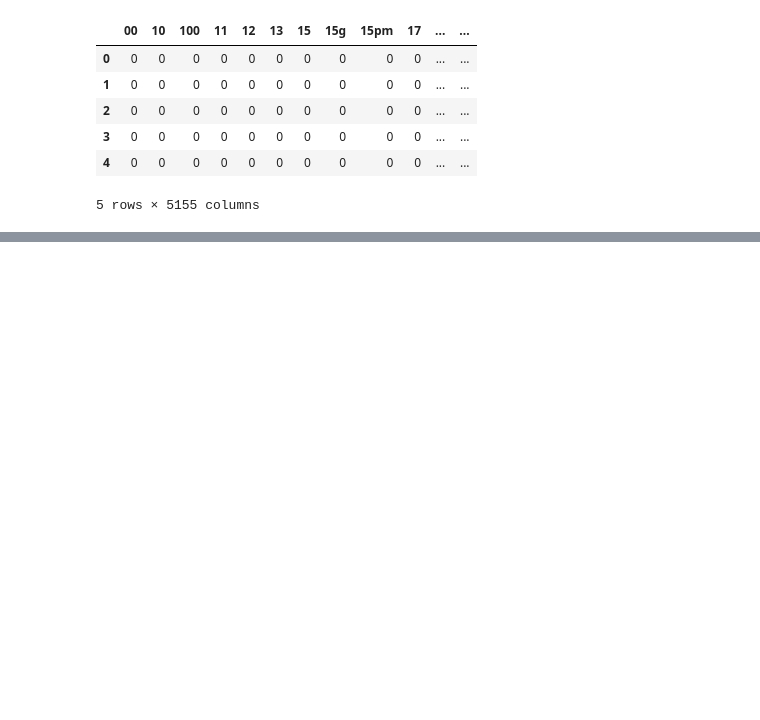
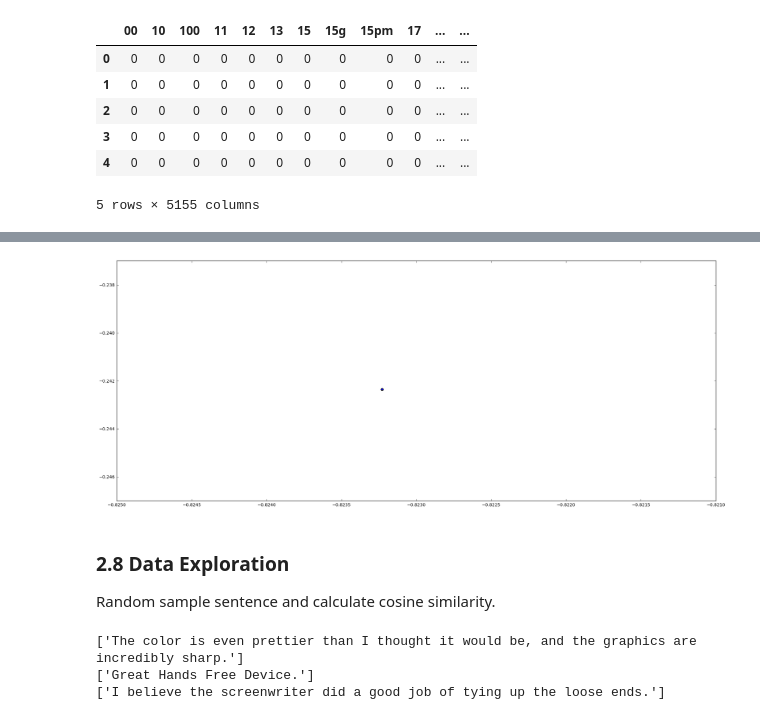
Before and after one commit to abcd23698741/DM2022-Lab1-Master, a Jupyter notebook: DM2022-Lab1-Homework.ipynb, the cells around one changed output, grey strips where cells are left out. Saved outputs shown, nothing was run; the diff lists cells and outputs as text; code cells hidden in the pictures; blank space fills up the shorter version.

```diff
--- a/DM2022-Lab1-Homework.ipynb
+++ b/DM2022-Lab1-Homework.ipynb
@@ -215,0 +278,6 @@ df_counts.head()
+# %%
+from sklearn import preprocessing, metrics, decomposition, pipeline, dummy
+mlb = preprocessing.LabelBinarizer()
+mlb.fit(df.label)
+df['bin_label'] = mlb.transform(df['label']).tolist()
+df.head()
@@ -215,0 +294,5 @@ df_counts.head()
+# %%
+#Project to 2D
+from sklearn.decomposition import PCA
+
+df_reduced = PCA(n_components = 2).fit_transform(df_counts)
@@ -215,0 +311,58 @@ df_counts.head()
+# %%
+col = ['coral', 'blue']
+
+# plot
+ax, fig = plt.subplots(figsize = (25,10))
+
+for c, l in zip(col, [0,1]):
+    xs = df_reduced[df['label'] == l].T[0]
+    ys = df_reduced[df['label'] == l].T[1]
+
+    plt.scatter(xs, ys, c = c, marker='o')
+
+#ax.grid(color='gray', linestyle=':', linewidth=2, alpha=0.2)
+#ax.set_xlabel('\nX Label')
+#ax.set_ylabel('\nY Label')
+
+plt.show()
+# %% [output]
+[figure, added]
+# %% [markdown]
+### 2.8 Data Exploration
+
+Random sample sentence and calculate cosine similarity.
+# %%
+# We retrieve 3 sentences for a random record
+maxlen = df.shape[0]
+document_to_transform_1 = []
+
+#rand1 = np.random.randint(0,maxlen)
+#rand2 = np.random.randint(0,maxlen)
+#rand3 = np.random.randint(0,maxlen)
+
+#The number is randomly draw. However, fix for later explaination.
+rand1 = 2193
+rand2 = 2372
+rand3 = 446
+
+random_record_1 = df.iloc[rand1]
+random_record_1 = random_record_1['sentence']
+document_to_transform_1.append(random_record_1)
+
+document_to_transform_2 = []
+random_record_2 = df.iloc[rand2]
+random_record_2 = random_record_2['sentence']
+document_to_transform_2.append(random_record_2)
+
+document_to_transform_3 = []
+random_record_3 = df.iloc[rand3]
+random_record_3 = random_record_3['sentence']
+document_to_transform_3.append(random_record_3)
+
+print(document_to_transform_1)
+print(document_to_transform_2)
+print(document_to_transform_3)
+# %% [output]
+['The color is even prettier than I thought it would be, and the graphics are incredibly sharp.']
+['Great Hands Free Device.']
+['I believe the screenwriter did a good job of tying up the loose ends.']
```
Also changed, not shown: parts of 22 cells of this notebook.
